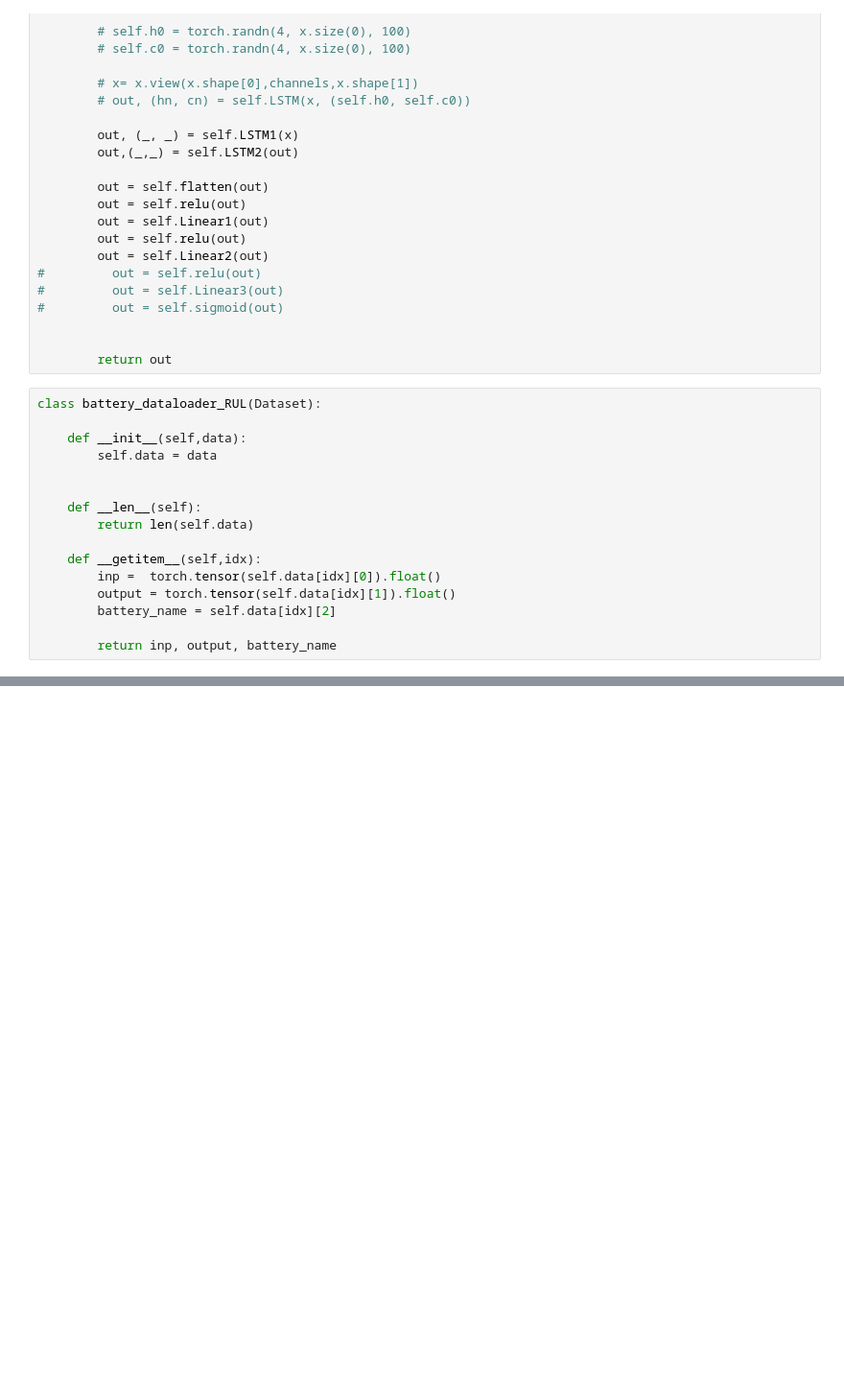
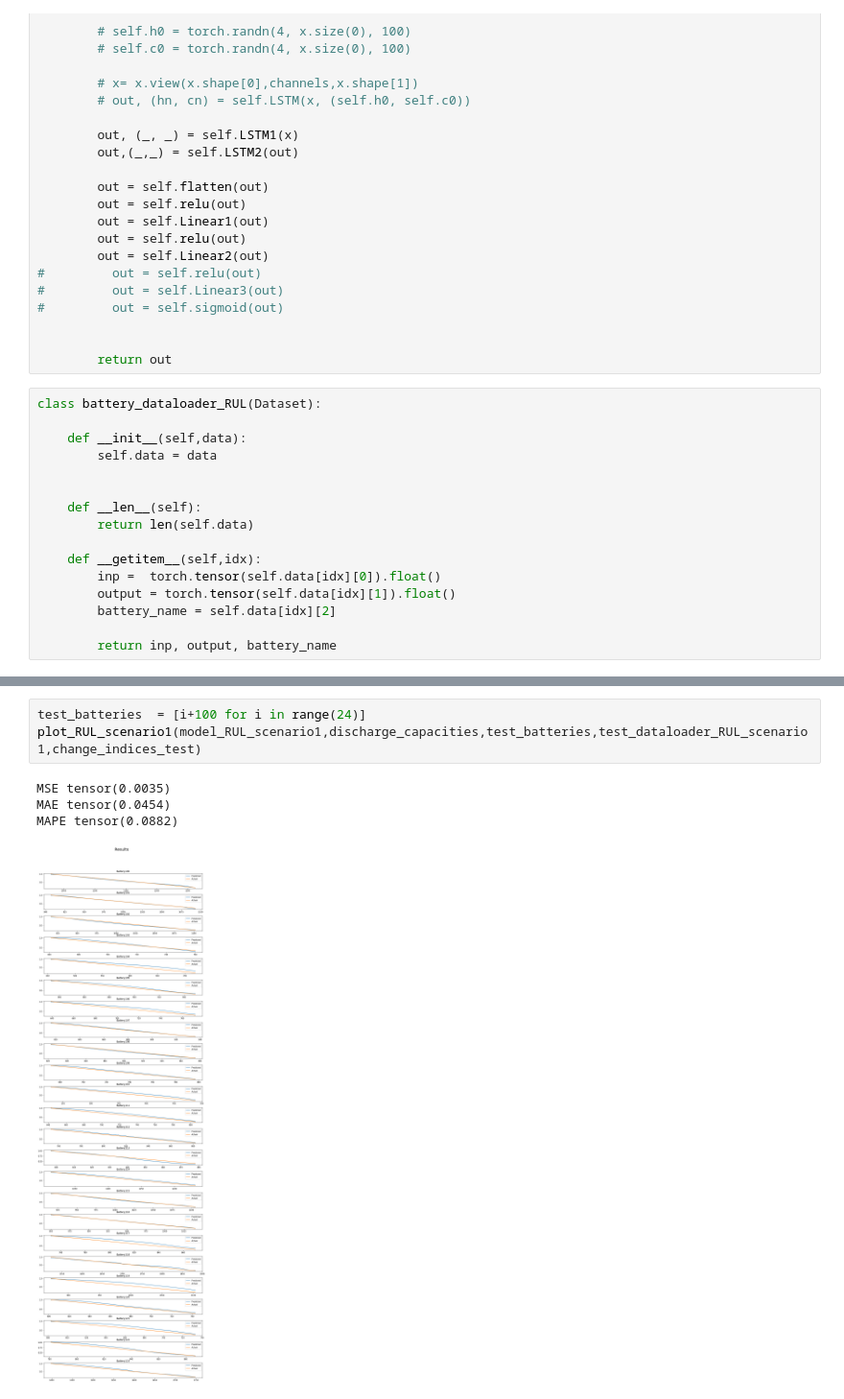
Before and after one commit to Dhruvadityamittal/RUL_Prediction_DFKI, a Jupyter notebook: FPC_Prediction/rul-prediction (5).ipynb, the cells around one changed output, grey strips where cells are left out. Shown at 96% size. Saved outputs shown, nothing was run; the diff lists cells and outputs as text; blank space fills up the shorter version.

```diff
--- a/FPC_Prediction/rul-prediction (5).ipynb
+++ b/FPC_Prediction/rul-prediction (5).ipynb
@@ -777,0 +868,8 @@ here
+# %%
+test_batteries  = [i+100 for i in range(24)]
+plot_RUL_scenario1(model_RUL_scenario1,discharge_capacities,test_batteries,test_dataloader_RUL_scenario1,change_indices_test)
+# %% [output]
+MSE tensor(0.0035)
+MAE tensor(0.0454)
+MAPE tensor(0.0882)
+[figure, added]
```
Also changed, not shown: parts of 21 cells of this notebook, 15 other files.
